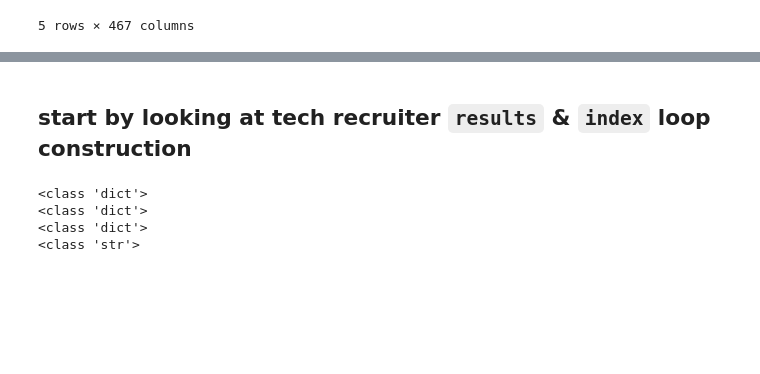
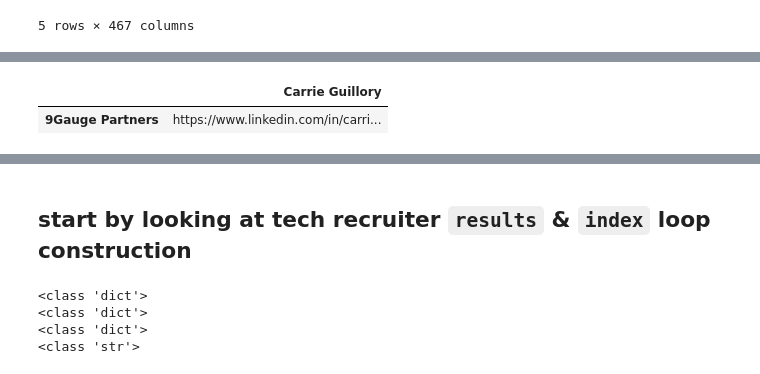
Before and after one commit to schulzbehrend/gal-career-partners, a Jupyter notebook: src/project_notes.ipynb, the cells around one changed output, grey strips where cells are left out. Cells and saved outputs as stored; diff of their text form; code cells hidden in the pictures; blank space fills up the shorter version.

Commit message:
testing tech rec pipeline

```diff
--- a/src/project_notes.ipynb
+++ b/src/project_notes.ipynb
@@ -81,0 +108,11 @@ df.head()
+# %%
+# pipeline for ATX Tech Recruiters
+index_tr = list()
+results_tr = list()
+
+for idx, row in df_tr.iterrows():
+    index_tr.append(idx)
+    results_tr.append(row[row.notnull()].values[0])
+# %%
+clean_df_tr = pd.DataFrame(results_tr, index=index_tr)
+# clean_df_tr.rename({0: 'Scrape Results'}, axis=1, inplace=True)
@@ -81,0 +145,6 @@ df.head()
+# %%
+# ATX TECH REC DATAFRAME
+clean_df_tr.head()
+# %% [output]
+|  | Carrie Guillory |
+| 9Gauge Partners | https://www.linkedin.com/in/carri... |
```
Also changed, not shown: parts of 18 cells of this notebook.
